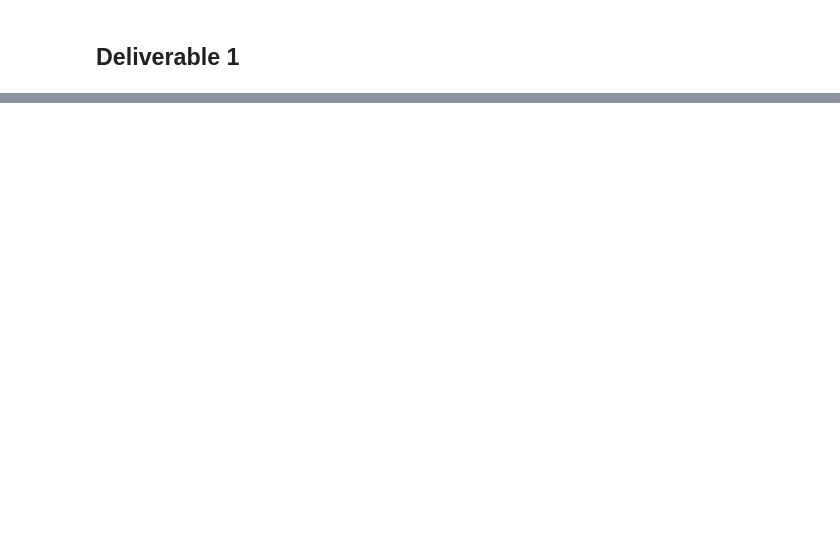
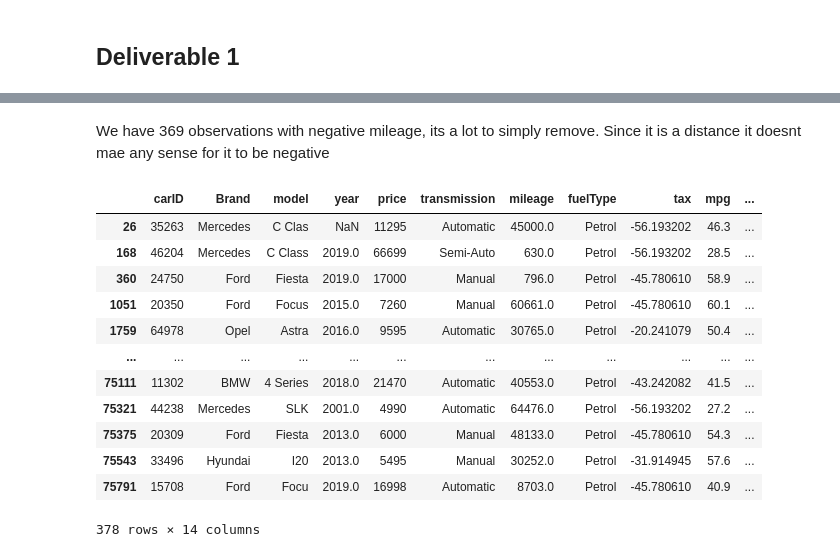
Before and after one commit to barbara-sousa-franco/Machine-Learning-Project, a Jupyter notebook: Deliverable 1.ipynb, the cells around one changed output, grey strips where cells are left out. Saved outputs shown, nothing was run; the diff lists cells and outputs as text; code cells hidden in the pictures; blank space fills up the shorter version.

```diff
--- a/Deliverable 1.ipynb
+++ b/Deliverable 1.ipynb
@@ -32,0 +155,18 @@ We should switch the CarID to be the index
+# %% [markdown]
+We have 369 observations with negative mileage, its a lot to simply remove. Since it is a distance it doesnt mae any sense for it to be negative
+# %%
+df_train[ df_train['tax'] < 0]
+# %% [output]
+|  | carID | Brand | model | year | price | transmission | mileage | fuelType | tax | mpg | ... |
+| 26 | 35263 | Mercedes | C Clas | NaN | 11295 | Automatic | 45000.0 | Petrol | -56.193202 | 46.3 | ... |
+| 168 | 46204 | Mercedes | C Class | 2019.0 | 66699 | Semi-Auto | 630.0 | Petrol | -56.193202 | 28.5 | ... |
+| 360 | 24750 | Ford | Fiesta | 2019.0 | 17000 | Manual | 796.0 | Petrol | -45.780610 | 58.9 | ... |
+| 1051 | 20350 | Ford | Focus | 2015.0 | 7260 | Manual | 60661.0 | Petrol | -45.780610 | 60.1 | ... |
+| 1759 | 64978 | Opel | Astra | 2016.0 | 9595 | Automatic | 30765.0 | Petrol | -20.241079 | 50.4 | ... |
+| ... | ... | ... | ... | ... | ... | ... | ... | ... | ... | ... | ... |
+| 75111 | 11302 | BMW | 4 Series | 2018.0 | 21470 | Automatic | 40553.0 | Petrol | -43.242082 | 41.5 | ... |
+| 75321 | 44238 | Mercedes | SLK | 2001.0 | 4990 | Automatic | 64476.0 | Petrol | -56.193202 | 27.2 | ... |
+| 75375 | 20309 | Ford | Fiesta | 2013.0 | 6000 | Manual | 48133.0 | Petrol | -45.780610 | 54.3 | ... |
+| 75543 | 33496 | Hyundai | I20 | 2013.0 | 5495 | Manual | 30252.0 | Petrol | -31.914945 | 57.6 | ... |
+| 75791 | 15708 | Ford | Focu | 2019.0 | 16998 | Automatic | 8703.0 | Petrol | -45.780610 | 40.9 | ... |
+378 rows × 14 columns
```
Also changed, not shown: parts of 35 cells of this notebook.
